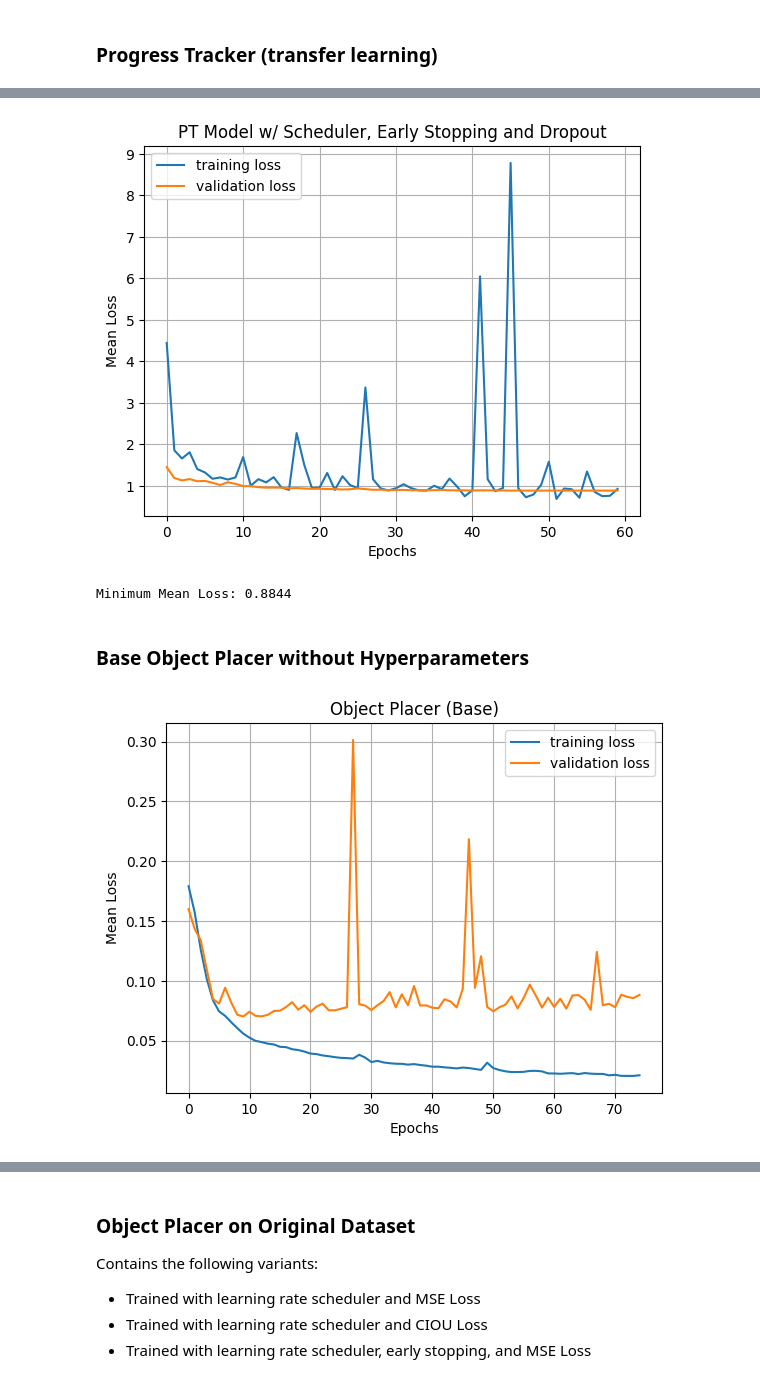
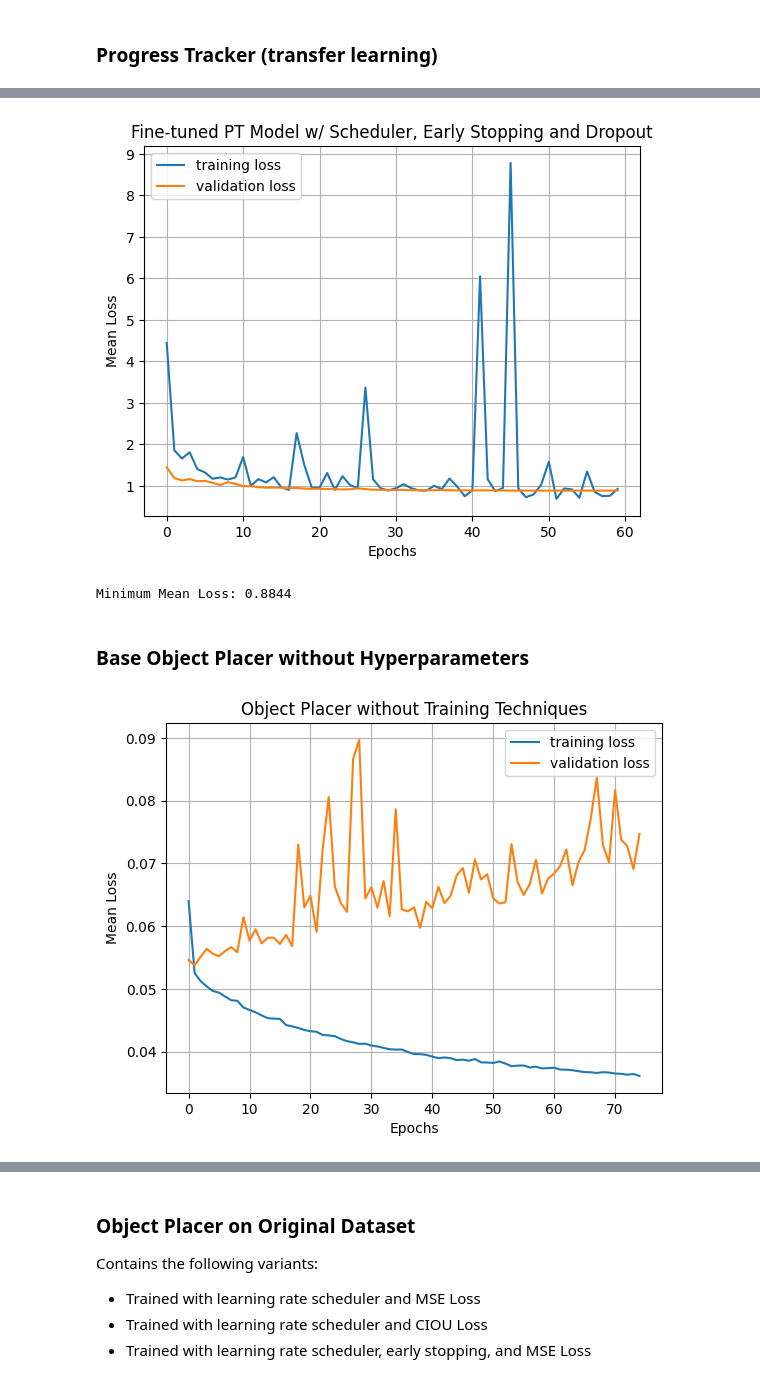
Before and after one commit to gen-ie/BOOK2PPT_Honours_2024, a Jupyter notebook: training_experiments.ipynb, the cells around one changed output, grey strips where cells are left out. Saved outputs shown, nothing was run; the diff lists cells and outputs as text; code cells hidden in the pictures.

```diff
--- a/training_experiments.ipynb
+++ b/training_experiments.ipynb
@@ -95,14 +95,14 @@ plot_log('./ablations/trained_from_full_dataset/story_earlystop/log.json', "PT M
 Minimum Mean Loss: 0.8785
 # %%
 # with lr scheduler and dropout and early stopping
-plot_log('./ablations/trained_from_full_dataset/story_dropout/log.json', "PT Model w/ Scheduler, Early Stopping and Dropout")
+plot_log('./training_scripts/learning_curves/storybook_model_dropout_best.json', "Fine-tuned PT Model w/ Scheduler, Early Stopping and Dropout")
 # %% [output]
-[figure, old version]
+[figure, new version]
 Minimum Mean Loss: 0.8844
 # %% [markdown]
 ### Base Object Placer without Hyperparameters
 # %%
 # original
-plot_log_bbox('./ablations/locmodel_log_w_out_hp/log.json', "Object Placer (Base)")
+plot_log_bbox('./training_scripts/learning_curves/locmodel_final_base.json', "Object Placer without Training Techniques")
 # %% [output]
-[figure, old version]
+[figure, new version]
```
Also changed, not shown: parts of 14 cells of this notebook.
